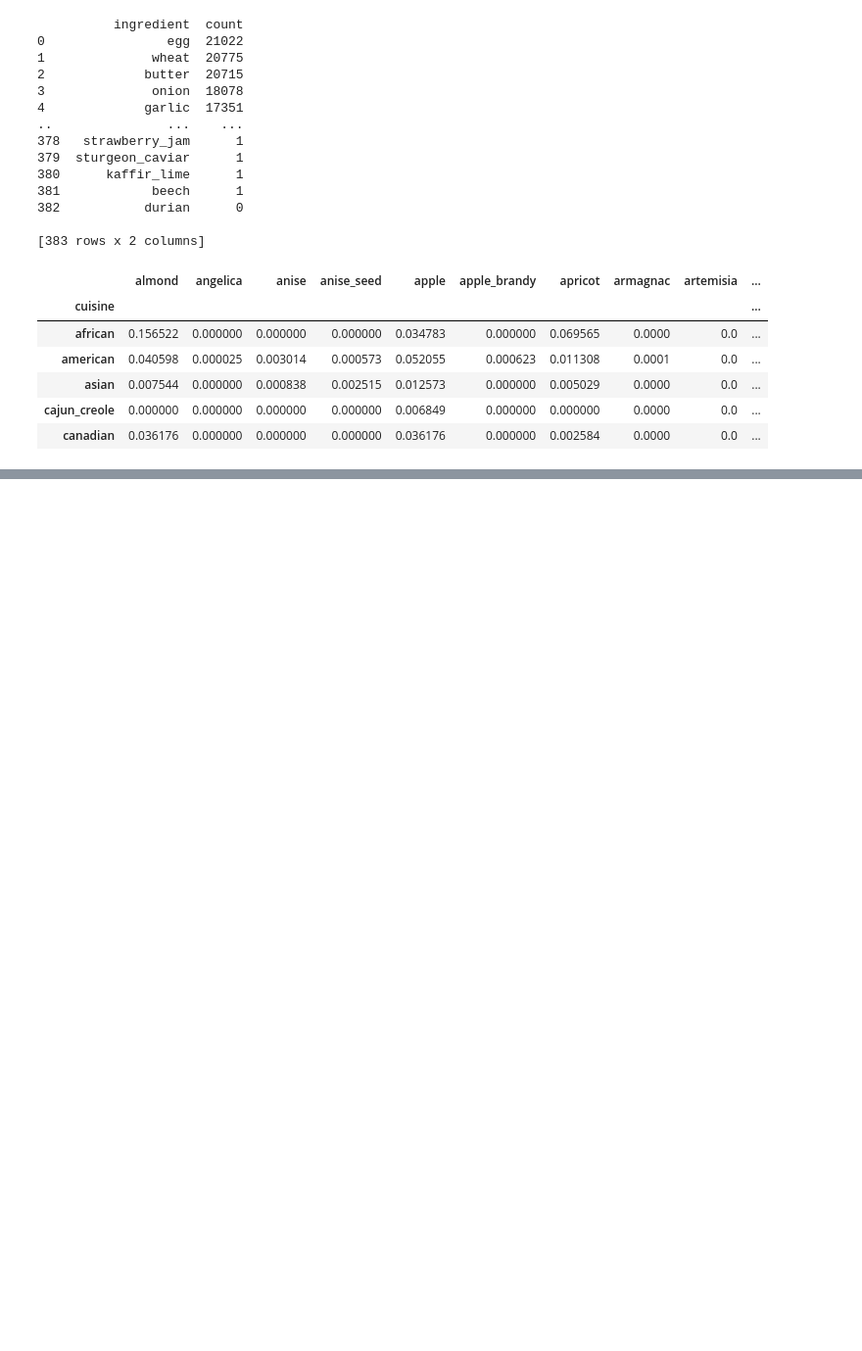
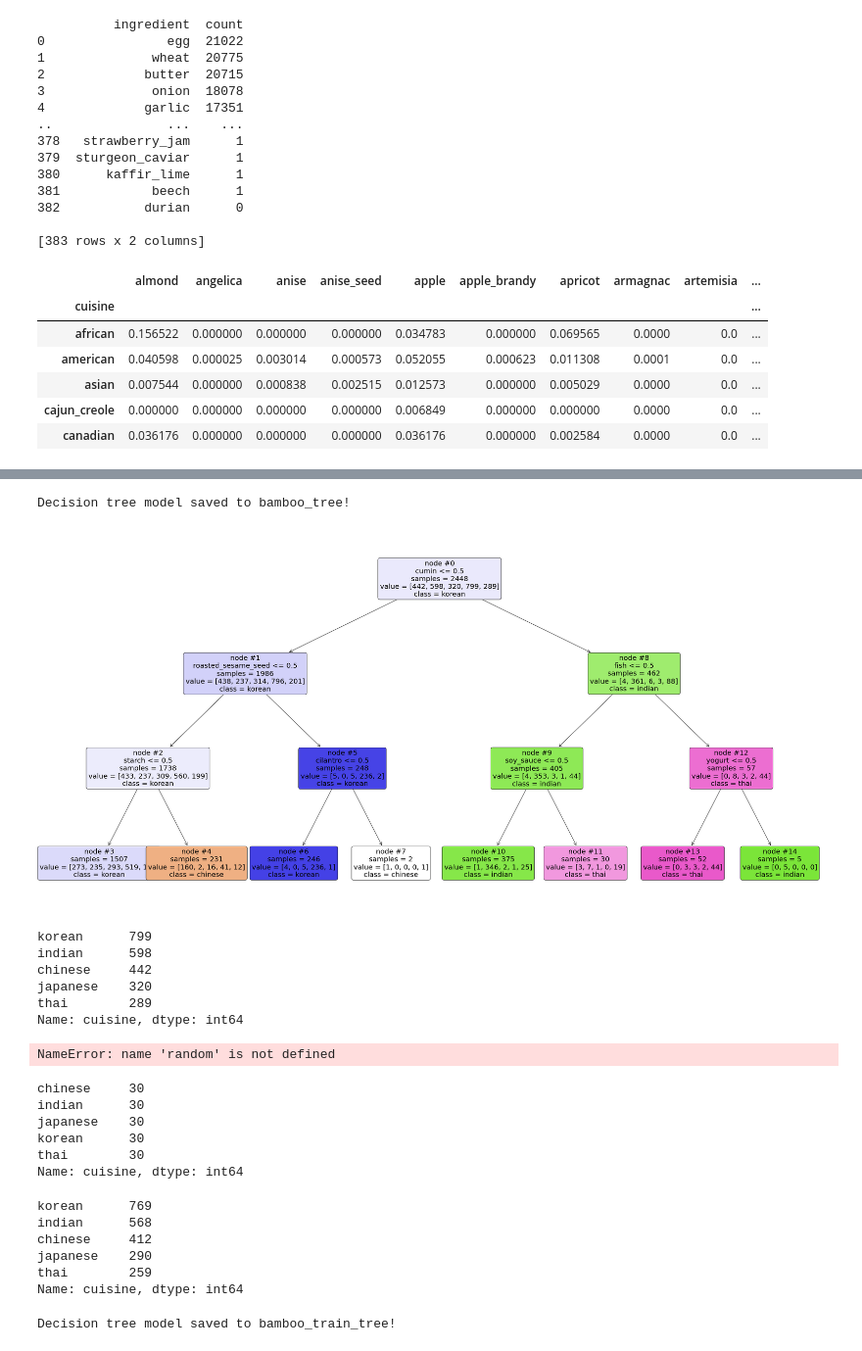
Before and after one commit to mohankumar21022k/WatsonTrail-, a Jupyter notebook: TrailNotebook.ipynb, the cells around one changed output, grey strips where cells are left out. Shown at 98% size. Saved outputs shown, nothing was run; the diff lists cells and outputs as text; code cells hidden in the pictures; blank space fills up the shorter version.

```diff
--- a/TrailNotebook.ipynb
+++ b/TrailNotebook.ipynb
@@ -268,0 +356,23 @@ cuisines.head()
+# %%
+asian_indian_recipes = recipes[recipes.cuisine.isin(["korean", "japanese", "chinese", "thai", "indian"])]
+cuisines = asian_indian_recipes["cuisine"]
+ingredients = asian_indian_recipes.iloc[:,1:]
+
+bamboo_tree = tree.DecisionTreeClassifier(max_depth=3)
+bamboo_tree.fit(ingredients, cuisines)
+
+print("Decision tree model saved to bamboo_tree!")
+# %% [output]
+Decision tree model saved to bamboo_tree!
+# %%
+plt.figure(figsize=(40,20))  # customize according to the size of your tree
+_ = tree.plot_tree(bamboo_tree,
+                   feature_names = list(ingredients.columns.values),
+                   class_names=np.unique(cuisines),filled=True,
+                   node_ids=True,
+                   impurity=False,
+                   label="all",
+                   fontsize=20, rounded = True)
+plt.show()
+# %% [output]
+[figure, added]
@@ -268,0 +381,9 @@ cuisines.head()
+# %%
+bamboo["cuisine"].value_counts()
+# %% [output]
+korean      799
+indian      598
+chinese     442
+japanese    320
+thai        289
+Name: cuisine, dtype: int64
@@ -268,0 +393,8 @@ cuisines.head()
+# %%
+random.seed(1234) # set random seed
+bamboo_test = bamboo.groupby("cuisine", group_keys=False).apply(lambda x: x.sample(sample_n))
+
+bamboo_test_ingredients = bamboo_test.iloc[:,1:] # ingredients
+bamboo_test_cuisines = bamboo_test["cuisine"] # corresponding cuisines or labels
+# %% [output]
+NameError: name 'random' is not defined
@@ -268,0 +410,9 @@ cuisines.head()
+# %%
+bamboo_test["cuisine"].value_counts()
+# %% [output]
+chinese     30
+indian      30
+japanese    30
+korean      30
+thai        30
+Name: cuisine, dtype: int64
@@ -268,0 +425,16 @@ cuisines.head()
+# %%
+bamboo_train["cuisine"].value_counts()
+# %% [output]
+korean      769
+indian      568
+chinese     412
+japanese    290
+thai        259
+Name: cuisine, dtype: int64
+# %%
+bamboo_train_tree = tree.DecisionTreeClassifier(max_depth=15)
+bamboo_train_tree.fit(bamboo_train_ingredients, bamboo_train_cuisines)
+
+print("Decision tree model saved to bamboo_train_tree!")
+# %% [output]
+Decision tree model saved to bamboo_train_tree!
```
Also changed, not shown: parts of 11 cells of this notebook.
